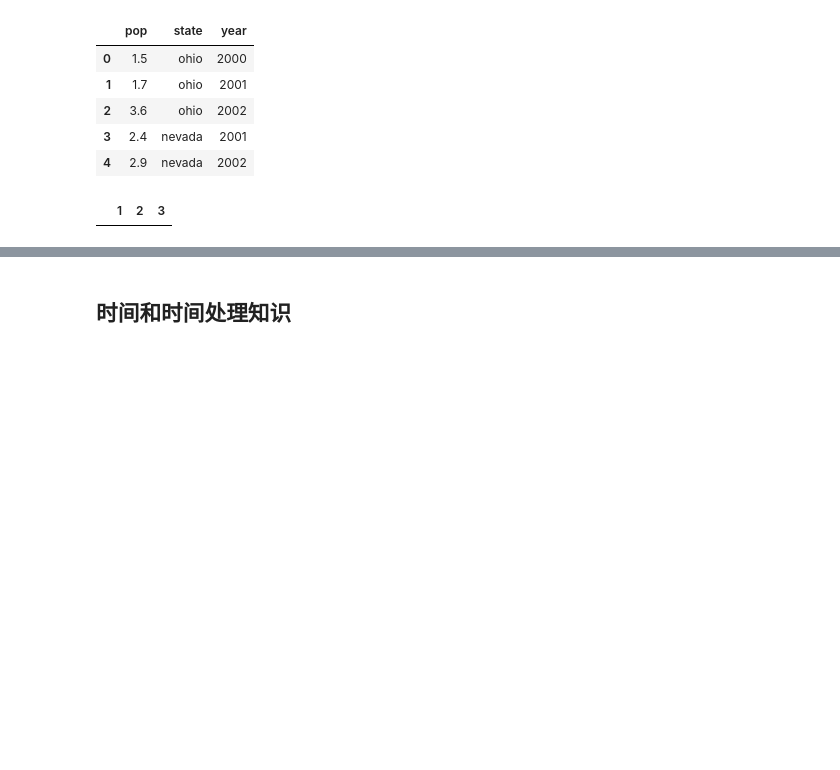
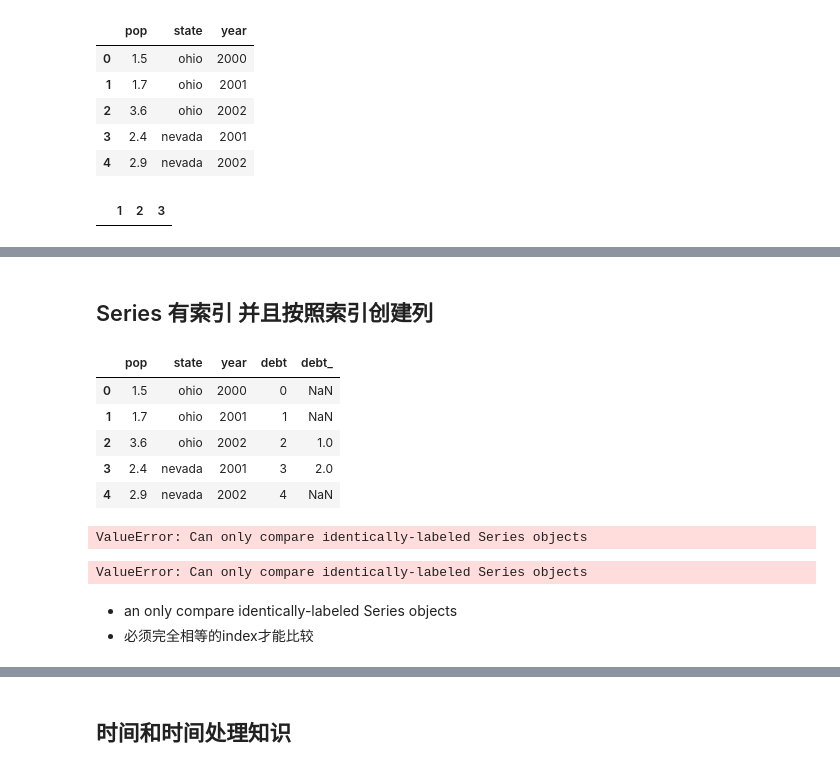
Before and after one commit to gloryfromca/PythonforDataAnalysis, a Jupyter notebook: Python_data_analysis_chapter_4.ipynb, the cells around one changed output, grey strips where cells are left out. Drawn from its saved outputs; the diff is of its cells as text; code cells hidden in the pictures; blank space fills up the shorter version.

```diff
--- a/Python_data_analysis_chapter_4.ipynb
+++ b/Python_data_analysis_chapter_4.ipynb
@@ -184,0 +205,2 @@ DataFrame(data, columns = [])
+# %%
+frame['debt'] = 16.5
@@ -184,0 +220,2 @@ DataFrame(data, columns = [])
+# %%
+frame['debt'] = np.arange(5)
@@ -184,0 +231,15 @@ DataFrame(data, columns = [])
+# %% [markdown]
+## Series 有索引 并且按照索引创建列
+# %%
+val = Series([1,2,5.6] , index=[2,3,5])
+# %%
+frame['debt_'] = val
+# %%
+frame
+# %% [output]
+|  | pop | state | year | debt | debt_ |
+| 0 | 1.5 | ohio | 2000 | 0 | NaN |
+| 1 | 1.7 | ohio | 2001 | 1 | NaN |
+| 2 | 3.6 | ohio | 2002 | 2 | 1.0 |
+| 3 | 2.4 | nevada | 2001 | 3 | 2.0 |
+| 4 | 2.9 | nevada | 2002 | 4 | NaN |
@@ -184,0 +248,4 @@ DataFrame(data, columns = [])
+# %%
+val == need_to_compare_val
+# %% [output]
+ValueError: Can only compare identically-labeled Series objects
@@ -184,0 +254,7 @@ DataFrame(data, columns = [])
+# %%
+val == need_to_compare_val
+# %% [output]
+ValueError: Can only compare identically-labeled Series objects
+# %% [markdown]
+* an only compare identically-labeled Series objects
+* 必须完全相等的index才能比较
```
Also changed, not shown: parts of 38 cells of this notebook.
